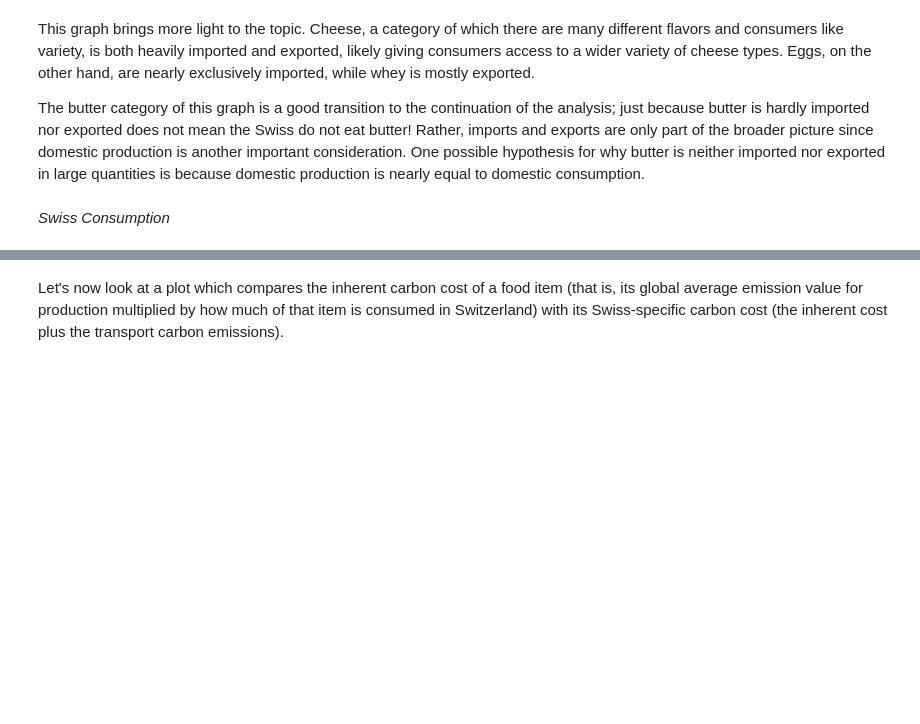
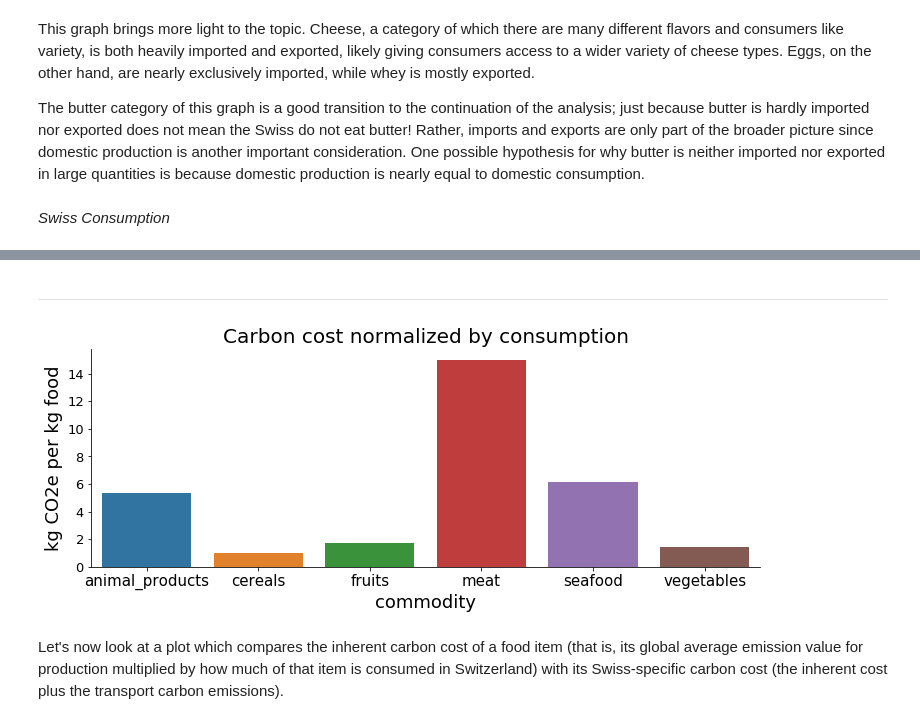
Before and after one commit to valentinoli/ada-2019-project-adagio, a Jupyter notebook: src/project.ipynb, the cells around one changed output, grey strips where cells are left out. Drawn from its saved outputs; the diff is of its cells as text; code cells hidden in the pictures; blank space fills up the shorter version.

```diff
--- a/src/project.ipynb
+++ b/src/project.ipynb
@@ -582,24 +528,0 @@ We will now use the country-specific and food item-specific data to calculate ca
-# %%
-# first manipulate the data to prepare for using it
-impex_countries = impex.stack(["type", "subtype"]).drop(columns=["exports"]).reset_index()
-impex_countries["product"] = impex_countries["subtype"]
-impex_countries = impex_countries.set_index(["type", "subtype", 'continent', 'country']).drop(columns = 'subcontinent')
-# %%
-# calculate, for each country and food item pair, how much of that food item imported from that country is consumed
-# by Swiss consumers
-def find_consump(row):
-    # if the exported amount of this food item is less than what is domestically produced, then
-    # all imports go towards Swiss consumption (due to earlier assumptions we made about Swiss production
-    # being the source of exports before imports being exported)
-    if suisse.xs(row['product'], level=1)['domestic_consumption'][0] > 0:
-        return row.imports
-    else:
-        # if everything which is produced in Switzerland is also exported (domestic_consumption == 0), then
-        # some of the imports may also be exported, so the amount of imports consumed in Switzerland is taken
-        # as the fraction of (the amount imported from that country) / (total imported amount from all countries)
-        denominator = suisse.xs(row['product'], level=1)['imports'][0]
-        fraction = row.imports/denominator
-        return fraction * suisse.xs(row['product'], level=1)['consumption'][0]
-
-# apply the function to all rows of the dataframe
-impex_countries['swiss_consumption'] = impex_countries.apply(find_consump, axis=1)
@@ -650,5 +528,0 @@ Modify the `swiss_comsumption_transport` function (or do it after the function)
-# %%
-pd.options.mode.chained_assignment = None # prevent the set with copy warning, which is not applicable in this
-                                      # case since we are creating a new column (but pandas triggers the warning anyway)
-impex_countries['kg_CO2e_transport'] = impex_countries.apply(swiss_consumption_transport, axis=1, args=(transport, transportCO2, countries, colmap))
-impex_countries['kg_CO2e_transport_via_nl'] = impex_countries.apply(swiss_consumption_transport, axis=1, args=(transport, transportCO2, countries, colmap), NL=True)
@@ -660,5 +528,0 @@ impex_countries.tail(20)
-# %%
-# now add a column which is carbon cost of transport + inherent carbon cost of producing the item
-food_list = np.array(impex_countries.index.get_level_values(level=1))
-impex_countries['total_kg_CO2e'] = impex_countries['kg_CO2e_transport'] + \
-                            suisse.iloc[suisse.index.get_level_values(1).isin(food_list)].median_emissions * impex_countries['swiss_consumption']
@@ -671,3 +529,5 @@ impex_countries.iloc[impex_countries.index.get_level_values(0) == 'meat'].total_
+# %% [markdown]
+***
 # %%
 meta_food_CO2 = impex_countries.total_kg_CO2e.groupby("type").sum()
 meta_food_consumption = impex_countries.swiss_consumption.groupby('type').sum()
@@ -690,2 +535,6 @@ sns.despine()
+# %%
+plot_carbon_cost_norm_by_consumption(meta_normalized_CO2)
+# %% [output]
+[figure, added]
 # %% [markdown]
 Let's now look at a plot which compares the inherent carbon cost of a food item (that is, its global average emission value for production multiplied by how much of that item is consumed in Switzerland) with its Swiss-specific carbon cost (the inherent cost plus the transport carbon emissions).
```
Also changed, not shown: parts of 90 cells of this notebook, 4 other files.
